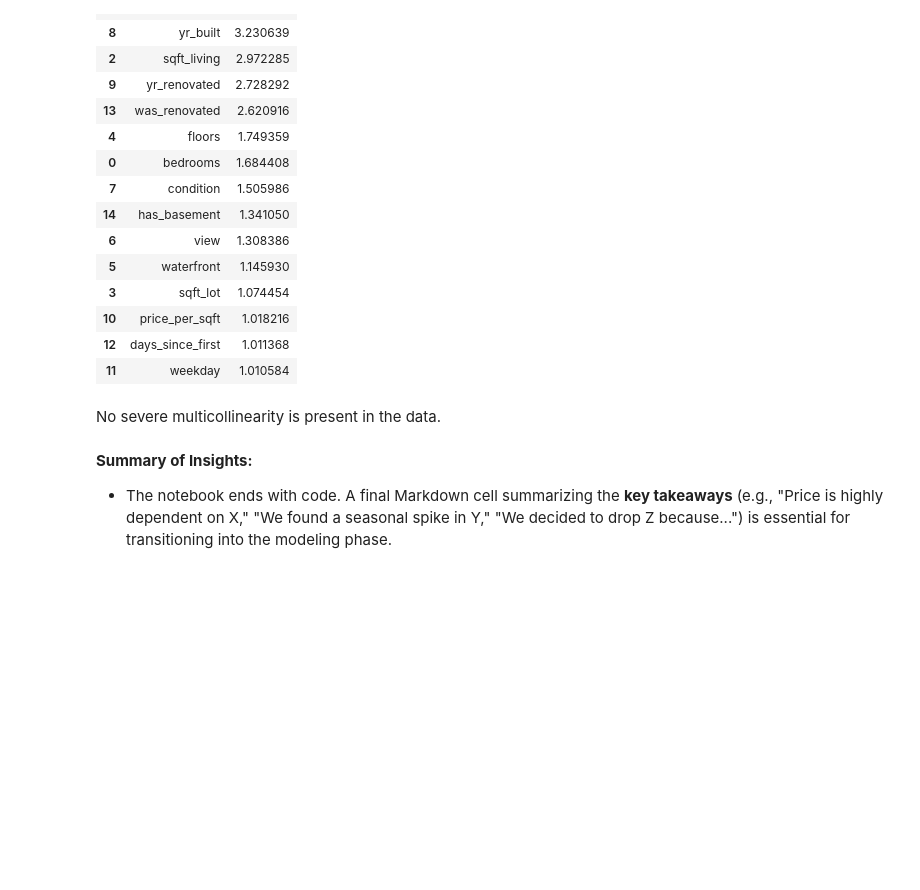
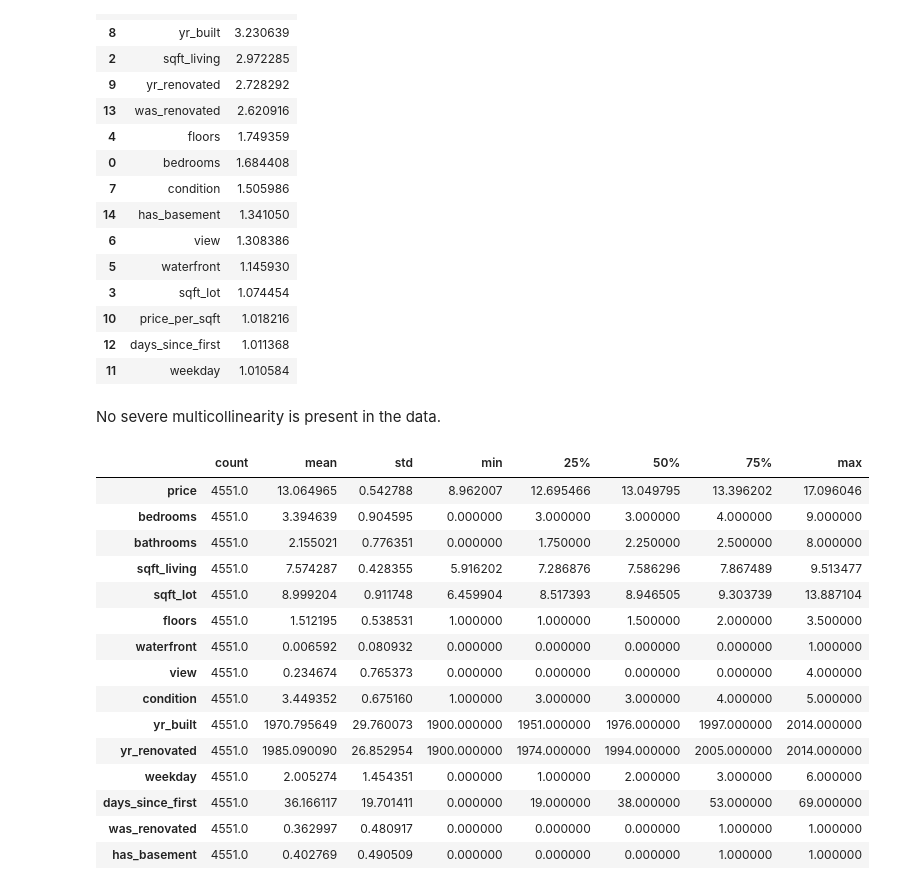
Before and after one commit to mortonki/House-prices, a Jupyter notebook: housing_eda.ipynb, the cells around one changed output. Drawn from its saved outputs; the diff is of its cells as text; code cells hidden in the pictures; blank space fills up the shorter version.

```diff
--- a/housing_eda.ipynb
+++ b/housing_eda.ipynb
@@ -423,7 +503,22 @@ df.drop(columns=['price_per_sqft'], inplace=True)
 # Log-transform the 'sqft_living', 'sqft_lot' columns to reduce skewness
 df = log_transform(df, 'sqft_living')
 df = log_transform(df, 'sqft_lot')
-# %% [markdown]
-__Summary of Insights:__
-
-- The notebook ends with code. A final Markdown cell summarizing the __key takeaways__ (e.g., "Price is highly dependent on X," "We found a seasonal spike in Y," "We decided to drop Z because...") is essential for transitioning into the modeling phase.
+# %%
+df.describe().T
+# %% [output]
+|  | count | mean | std | min | 25% | 50% | 75% | max |
+| price | 4551.0 | 13.064965 | 0.542788 | 8.962007 | 12.695466 | 13.049795 | 13.396202 | 17.096046 |
+| bedrooms | 4551.0 | 3.394639 | 0.904595 | 0.000000 | 3.000000 | 3.000000 | 4.000000 | 9.000000 |
+| bathrooms | 4551.0 | 2.155021 | 0.776351 | 0.000000 | 1.750000 | 2.250000 | 2.500000 | 8.000000 |
+| sqft_living | 4551.0 | 7.574287 | 0.428355 | 5.916202 | 7.286876 | 7.586296 | 7.867489 | 9.513477 |
+| sqft_lot | 4551.0 | 8.999204 | 0.911748 | 6.459904 | 8.517393 | 8.946505 | 9.303739 | 13.887104 |
+| floors | 4551.0 | 1.512195 | 0.538531 | 1.000000 | 1.000000 | 1.500000 | 2.000000 | 3.500000 |
+| waterfront | 4551.0 | 0.006592 | 0.080932 | 0.000000 | 0.000000 | 0.000000 | 0.000000 | 1.000000 |
+| view | 4551.0 | 0.234674 | 0.765373 | 0.000000 | 0.000000 | 0.000000 | 0.000000 | 4.000000 |
+| condition | 4551.0 | 3.449352 | 0.675160 | 1.000000 | 3.000000 | 3.000000 | 4.000000 | 5.000000 |
+| yr_built | 4551.0 | 1970.795649 | 29.760073 | 1900.000000 | 1951.000000 | 1976.000000 | 1997.000000 | 2014.000000 |
+| yr_renovated | 4551.0 | 1985.090090 | 26.852954 | 1900.000000 | 1974.000000 | 1994.000000 | 2005.000000 | 2014.000000 |
+| weekday | 4551.0 | 2.005274 | 1.454351 | 0.000000 | 1.000000 | 2.000000 | 3.000000 | 6.000000 |
+| days_since_first | 4551.0 | 36.166117 | 19.701411 | 0.000000 | 19.000000 | 38.000000 | 53.000000 | 69.000000 |
+| was_renovated | 4551.0 | 0.362997 | 0.480917 | 0.000000 | 0.000000 | 0.000000 | 1.000000 | 1.000000 |
+| has_basement | 4551.0 | 0.402769 | 0.490509 | 0.000000 | 0.000000 | 0.000000 | 1.000000 | 1.000000 |
```
Also changed, not shown: parts of 8 cells of this notebook, 2 other files.
